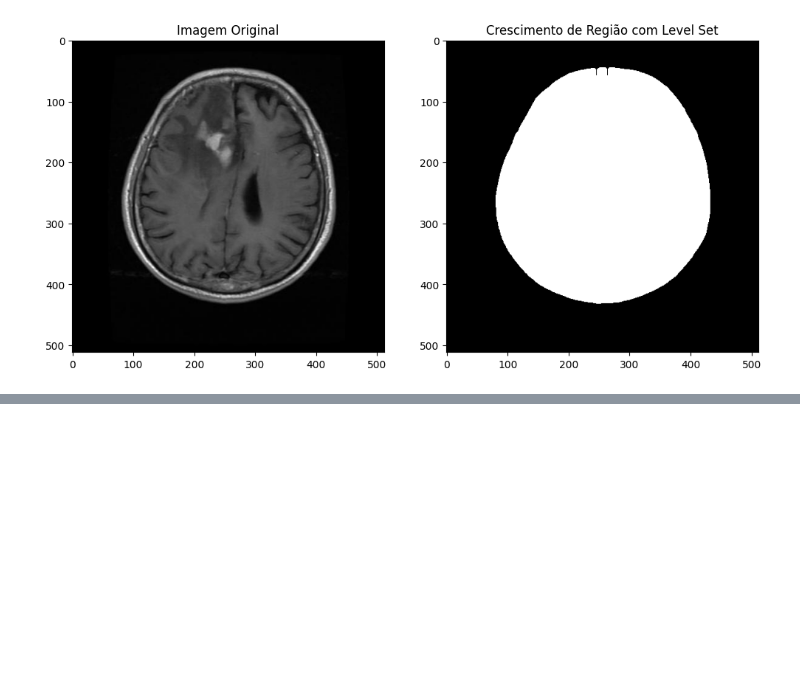
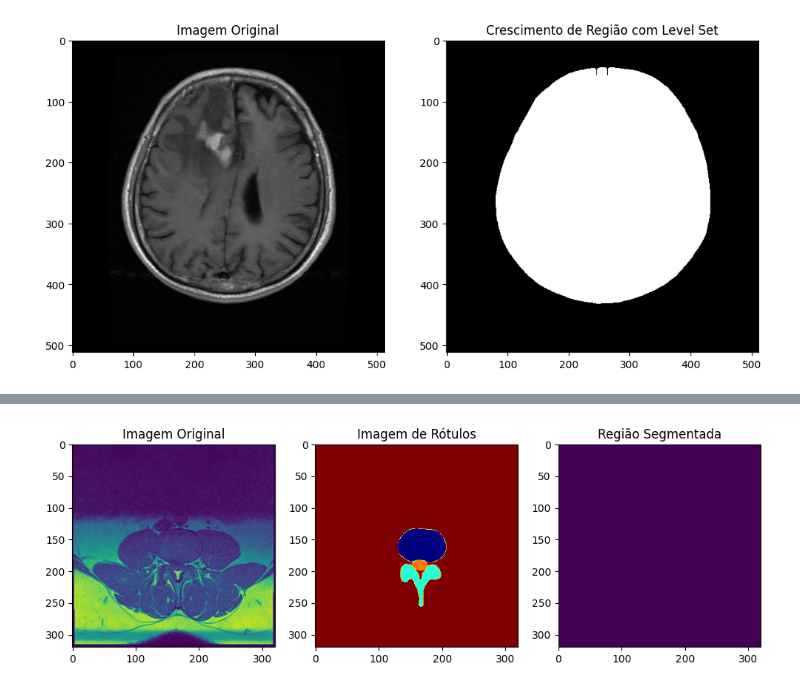
Before and after one commit to lucasmourasantos/visao_computacional, a Jupyter notebook: region_growing.ipynb, the cells around one changed output, grey strips where cells are left out. Saved outputs shown, nothing was run; the diff lists cells and outputs as text; code cells hidden in the pictures; blank space fills up the shorter version.

```diff
--- a/region_growing.ipynb
+++ b/region_growing.ipynb
@@ -121,0 +301,65 @@ plt.show()
+# %%
+import numpy as np
+import matplotlib.pyplot as plt
+from skimage import io, color
+from skimage.segmentation import morphological_chan_vese
+
+def segment_region_by_label(image, label_image, target_label, iterations=100, init_level_set="checkerboard"):
+    # Criar uma máscara com base no rótulo desejado
+    mask = (label_image == target_label)
+
+    # Converter a imagem para escala de cinza se necessário
+    if image.ndim == 3:
+        gray_image = color.rgb2gray(image)
+    else:
+        gray_image = image
+
+    # Aplicar a função morphological_chan_vese para segmentar a região da imagem de rótulos
+    segmented_region = morphological_chan_vese(mask.astype(float), num_iter=iterations, init_level_set=init_level_set)
+
+    # Extrair a região segmentada da imagem original
+    segmented_image = np.copy(image)
+    segmented_image[~mask] = 0  # Configurar pixels fora da região segmentada para zero
+
+    return segmented_image
+
+def main():
+    # Carregar a imagem
+    image_path = "imagens/T1_0001_D3.png"  # Substitua pelo caminho correto
+    image = io.imread(image_path)
+
+    # Carregar a imagem de rótulos (label_image)
+    label_image_path = "imagens/L1_0001_D3.png"  # Substitua pelo caminho correto
+    label_image = io.imread(label_image_path, as_gray=True)
+
+    # Escolher um rótulo (target_label) específico para segmentação
+    target_label = 1  # Substitua pelo rótulo desejado
+
+    # Aplicar a função para segmentar a região com base no rótulo
+    segmented_region = segment_region_by_label(image, label_image, target_label)
+
+    # Visualização dos resultados
+    plt.figure(figsize=(12, 6))
+
+    plt.subplot(1, 3, 1)
+    plt.imshow(image)
+    plt.title('Imagem Original')
+
+    plt.subplot(1, 3, 2)
+    plt.imshow(label_image, cmap='jet')
+    plt.title('Imagem de Rótulos')
+
+    plt.subplot(1, 3, 3)
+    plt.imshow(segmented_region)
+    plt.title('Região Segmentada')
+
+    plt.show()
+
+    # Salvar a região segmentada em um novo arquivo
+    output_path = "imagens/labels/segmented_region.png"  # Substitua pelo caminho desejado
+    io.imsave(output_path, segmented_region)
+
+if __name__ == "__main__":
+    main()
+# %% [output]
+[figure, added]
```
Also changed, not shown: parts of 4 cells of this notebook, 3 other files.
